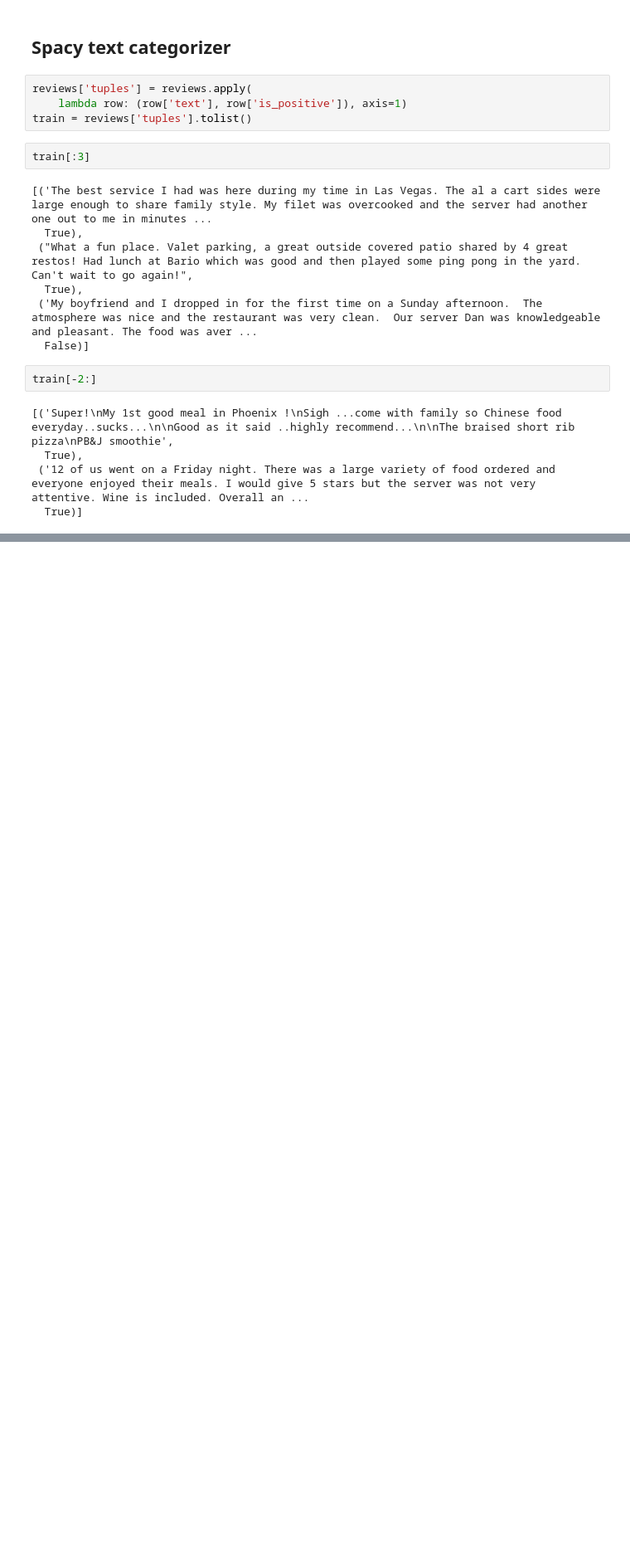
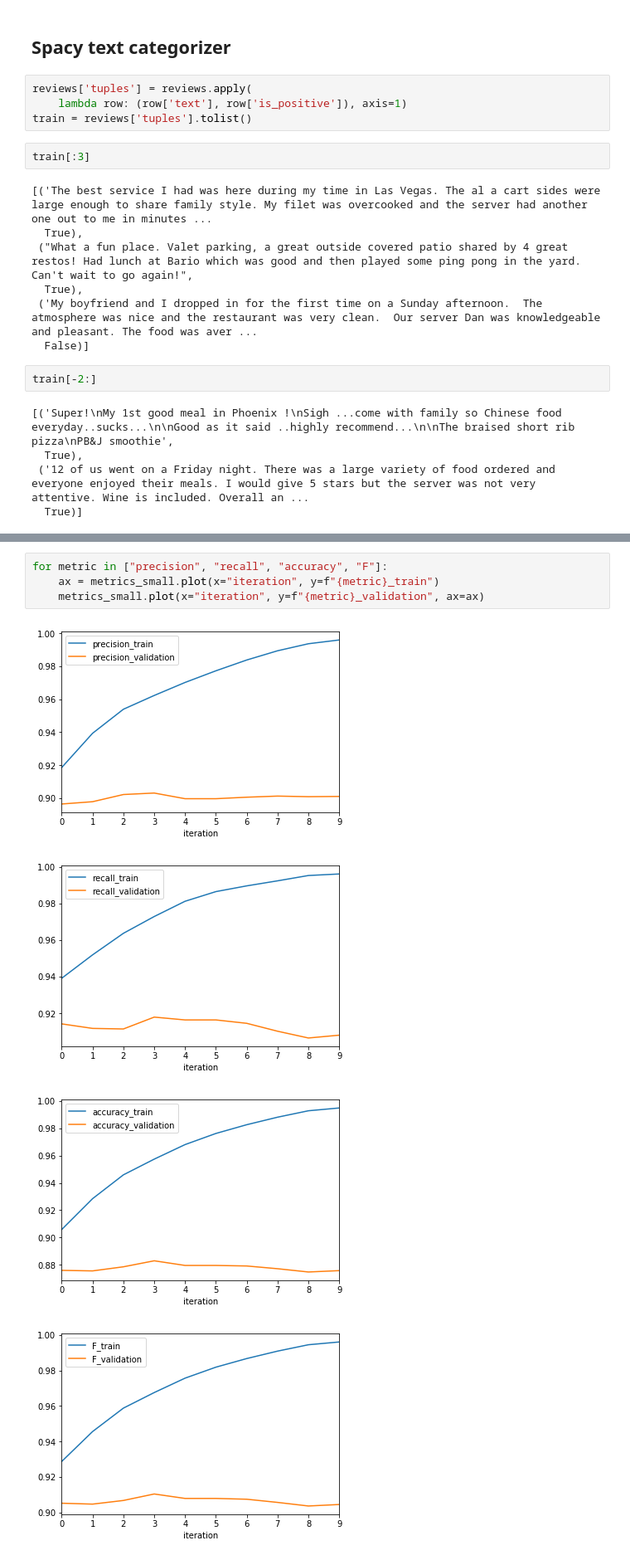
Before and after one commit to cmd16/cs344-artificial-intelligence, a Jupyter notebook: final_project/yelp_reviews.ipynb, the cells around one changed output, grey strips where cells are left out. Shown at 83% size. Saved outputs shown, nothing was run; the diff lists cells and outputs as text; blank space fills up the shorter version.

```diff
--- a/final_project/yelp_reviews.ipynb
+++ b/final_project/yelp_reviews.ipynb
@@ -327,0 +326,9 @@ def plot_metrics(history):
+# %%
+for metric in ["precision", "recall", "accuracy", "F"]:
+    ax = metrics_small.plot(x="iteration", y=f"{metric}_train")
+    metrics_small.plot(x="iteration", y=f"{metric}_validation", ax=ax)
+# %% [output]
+[figure, added]
+[figure, added]
+[figure, added]
+[figure, added]
```
Also changed, not shown: parts of 26 cells of this notebook.
